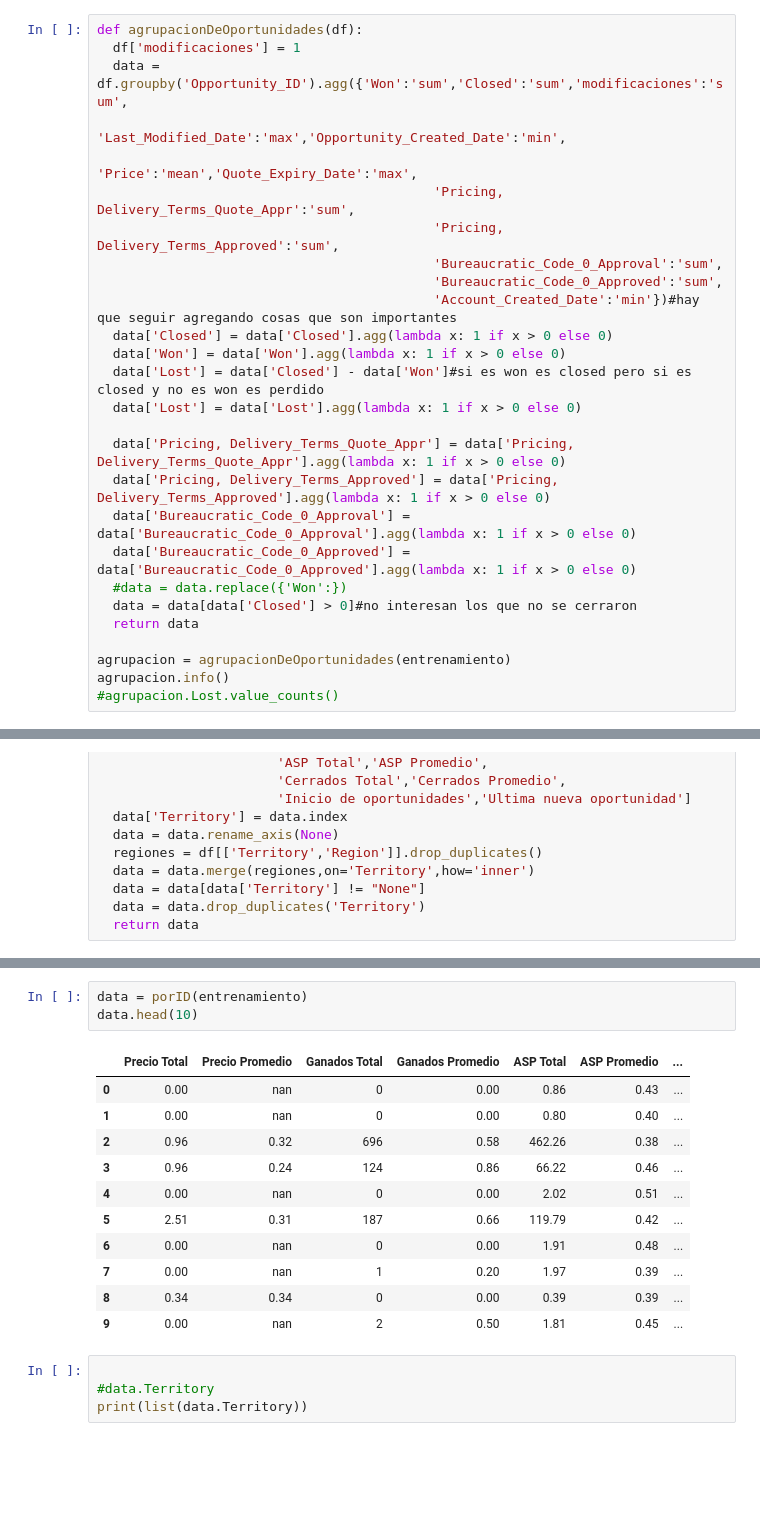
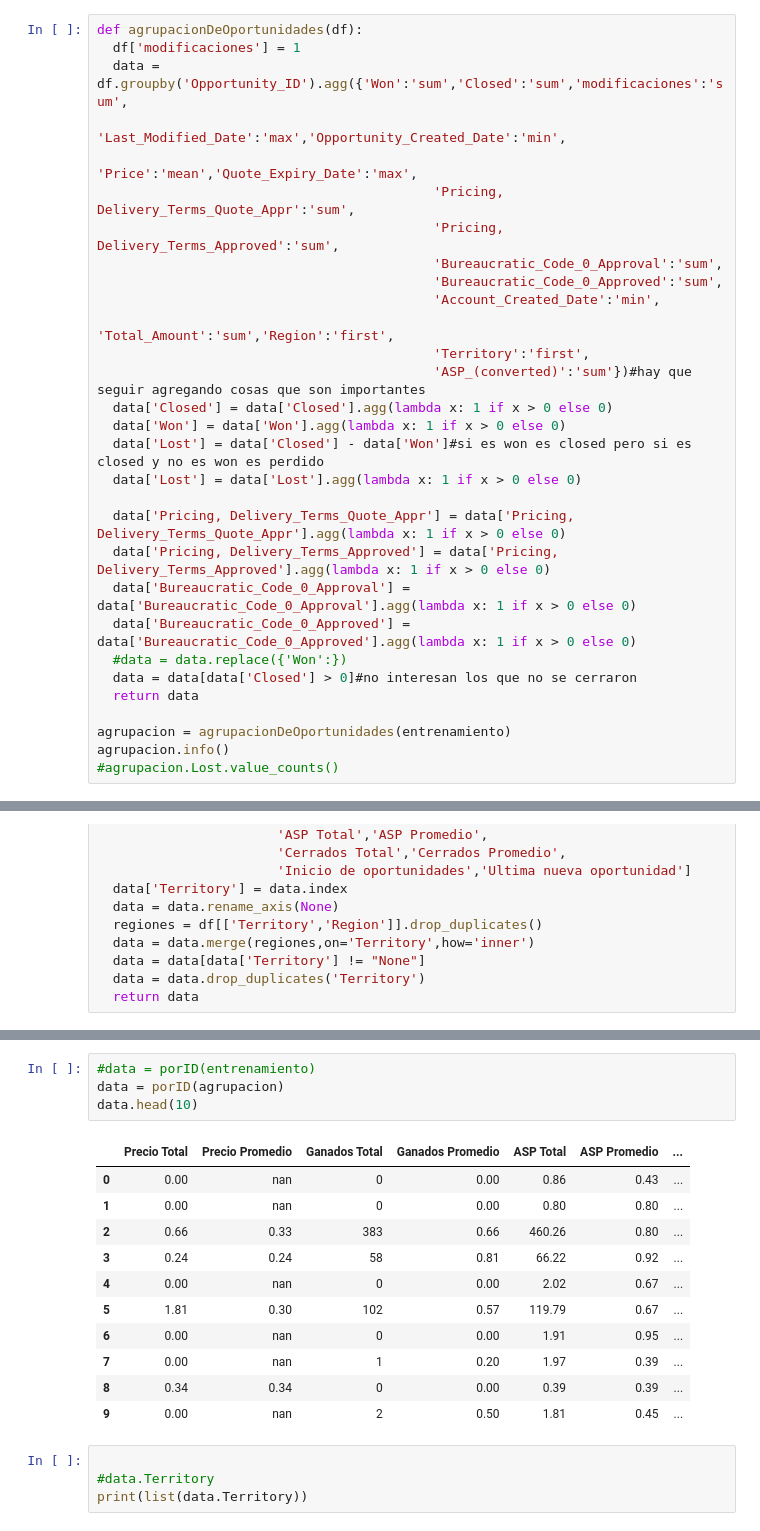
Before and after one commit to GIBelletti/TP1-datos, a Jupyter notebook: TP1.ipynb, the cells around one changed output, grey strips where cells are left out. Drawn from its saved outputs; the diff is of its cells as text; blank space fills up the shorter version.

```diff
--- a/TP1.ipynb
+++ b/TP1.ipynb
@@ -221,7 +221,10 @@ def agrupacionDeOportunidades(df):
                                            'Pricing, Delivery_Terms_Approved':'sum',
                                            'Bureaucratic_Code_0_Approval':'sum',
                                            'Bureaucratic_Code_0_Approved':'sum',
-                                           'Account_Created_Date':'min'})#hay que seguir agregando cosas que son importantes
+                                           'Account_Created_Date':'min',
+                                           'Total_Amount':'sum','Region':'first',
+                                           'Territory':'first',
+                                           'ASP_(converted)':'sum'})#hay que seguir agregando cosas que son importantes
   data['Closed'] = data['Closed'].agg(lambda x: 1 if x > 0 else 0)
   data['Won'] = data['Won'].agg(lambda x: 1 if x > 0 else 0)
   data['Lost'] = data['Closed'] - data['Won']#si es won es closed pero si es closed y no es won es perdido
@@ -811,17 +856,18 @@ def lineaDeTiempo(datos):
   pio.show(fig_dict, validate=False)
   return
 # %%
-data = porID(entrenamiento)
+#data = porID(entrenamiento)
+data = porID(agrupacion)
 data.head(10)
 # %% [output]
 |  | Precio Total | Precio Promedio | Ganados Total | Ganados Promedio | ASP Total | ASP Promedio | ... |
 | 0 | 0.00 | nan | 0 | 0.00 | 0.86 | 0.43 | ... |
-| 1 | 0.00 | nan | 0 | 0.00 | 0.80 | 0.40 | ... |
-| 2 | 0.96 | 0.32 | 696 | 0.58 | 462.26 | 0.38 | ... |
-| 3 | 0.96 | 0.24 | 124 | 0.86 | 66.22 | 0.46 | ... |
-| 4 | 0.00 | nan | 0 | 0.00 | 2.02 | 0.51 | ... |
-| 5 | 2.51 | 0.31 | 187 | 0.66 | 119.79 | 0.42 | ... |
-| 6 | 0.00 | nan | 0 | 0.00 | 1.91 | 0.48 | ... |
+| 1 | 0.00 | nan | 0 | 0.00 | 0.80 | 0.80 | ... |
+| 2 | 0.66 | 0.33 | 383 | 0.66 | 460.26 | 0.80 | ... |
+| 3 | 0.24 | 0.24 | 58 | 0.81 | 66.22 | 0.92 | ... |
+| 4 | 0.00 | nan | 0 | 0.00 | 2.02 | 0.67 | ... |
+| 5 | 1.81 | 0.30 | 102 | 0.57 | 119.79 | 0.67 | ... |
+| 6 | 0.00 | nan | 0 | 0.00 | 1.91 | 0.95 | ... |
 | 7 | 0.00 | nan | 1 | 0.20 | 1.97 | 0.39 | ... |
 | 8 | 0.34 | 0.34 | 0 | 0.00 | 0.39 | 0.39 | ... |
 | 9 | 0.00 | nan | 2 | 0.50 | 1.81 | 0.45 | ... |
```
Also changed, not shown: parts of 5 cells of this notebook.
